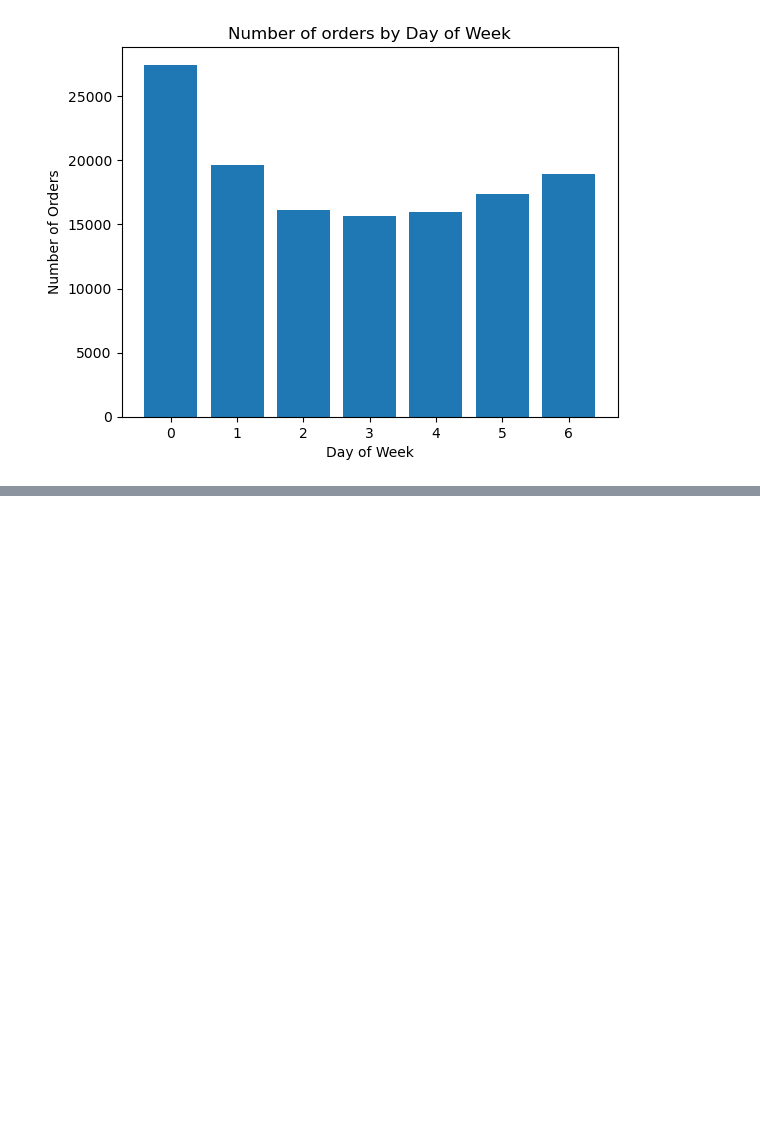
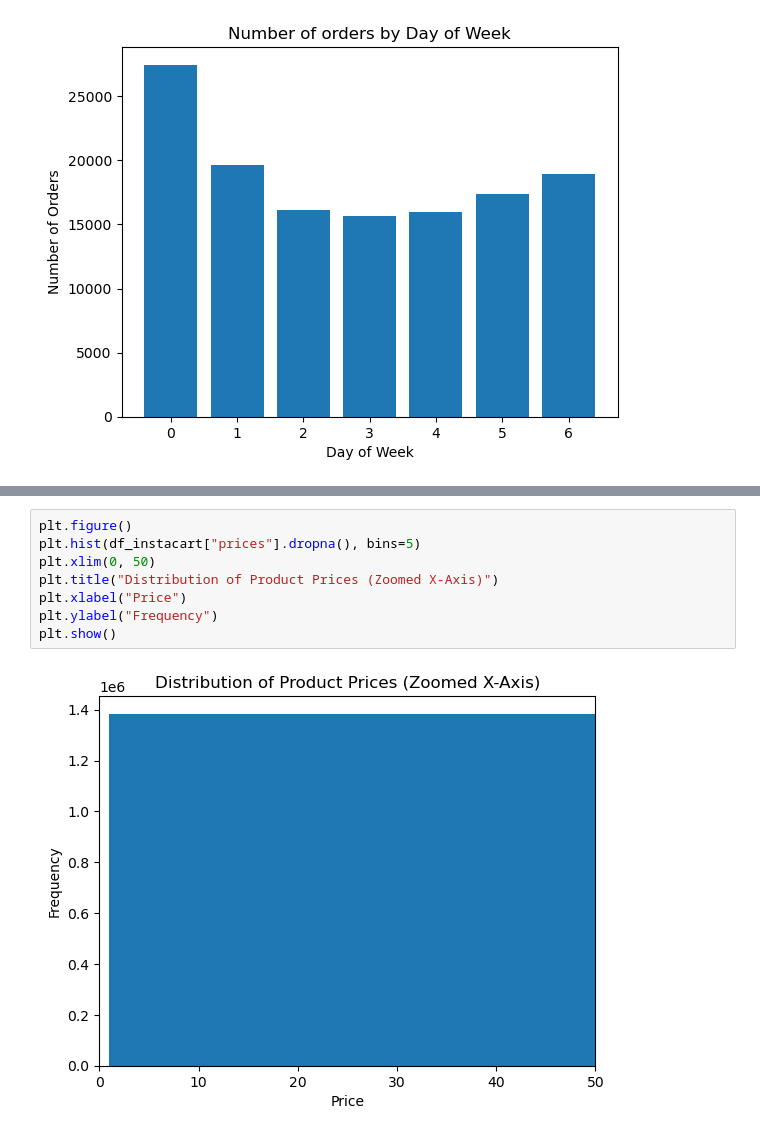
Before and after one commit to karamian-ani/data_analytics_with_python, a Jupyter notebook: notebooks/07_instacart_analysis.ipynb, the cells around one changed output, grey strips where cells are left out. Drawn from its saved outputs; the diff is of its cells as text; blank space fills up the shorter version.

Commit message:
visualization

```diff
--- a/notebooks/07_instacart.ipynb
+++ b/notebooks/07_instacart_analysis.ipynb
@@ -79,0 +120,10 @@ plt.show()
+# %%
+plt.figure()
+plt.hist(df_instacart["prices"].dropna(), bins=5)
+plt.xlim(0, 50)
+plt.title("Distribution of Product Prices (Zoomed X-Axis)")
+plt.xlabel("Price")
+plt.ylabel("Frequency")
+plt.show()
+# %% [output]
+[figure, added]
```
Also changed, not shown: parts of 5 cells of this notebook.
